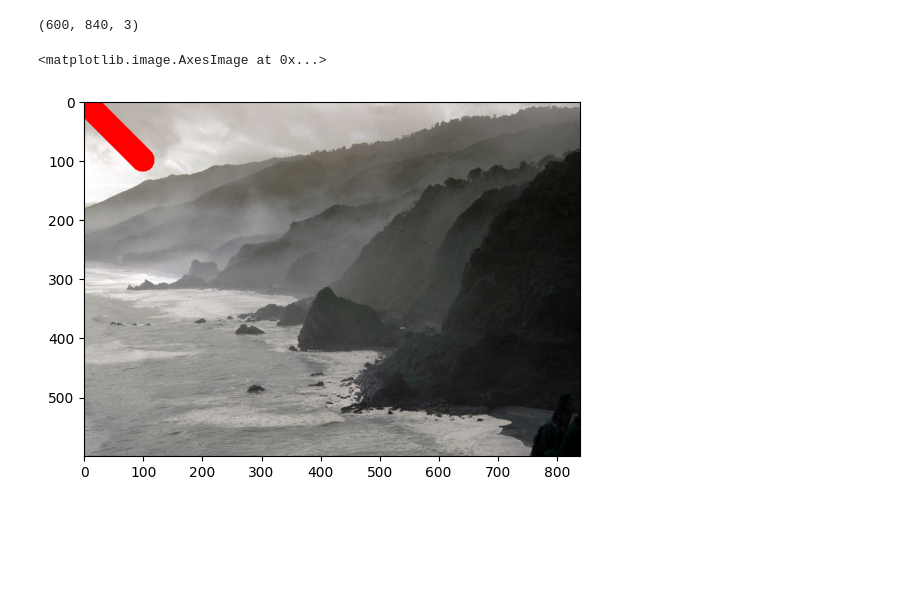
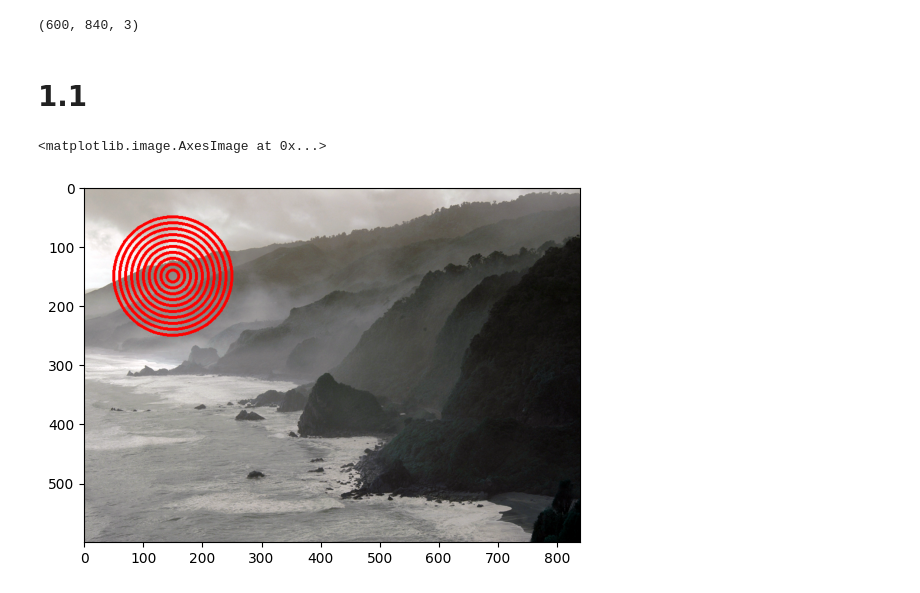
Before and after one commit to impala-tape/cmc_msu_ml, a Jupyter notebook: Data_analisis/Sem3/sem3_hw.ipynb, the cells around one changed output. Saved outputs shown, nothing was run; the diff lists cells and outputs as text; code cells hidden in the pictures; blank space fills up the shorter version.

```diff
--- a/Data_analisis/Sem3/sem3_hw.ipynb
+++ b/Data_analisis/Sem3/sem3_hw.ipynb
@@ -6,10 +32,13 @@ img = cv2.imread("New_Zealand_Coast.jpg", 1)
 print(img.shape)
 # %% [output]
 (600, 840, 3)
+# %% [markdown]
+# 1.1
 # %%
-for i in range(10, 100):
-    cv2.circle(img, (i, i), 20, (255, 0, 0), -1)
-plt.imshow(img)
+img_conc_circ=img.copy()
+for i in range(10, 110, 10):
+    cv2.circle(img_conc_circ, (150, 150), i, (255, 0, 0), 3)
+plt.imshow(img_conc_circ)
 # %% [output]
 <matplotlib.image.AxesImage at 0x...>
-[figure, old version]
+[figure, new version]
```
Also changed, not shown: parts of 8 cells of this notebook, 1 other file.
